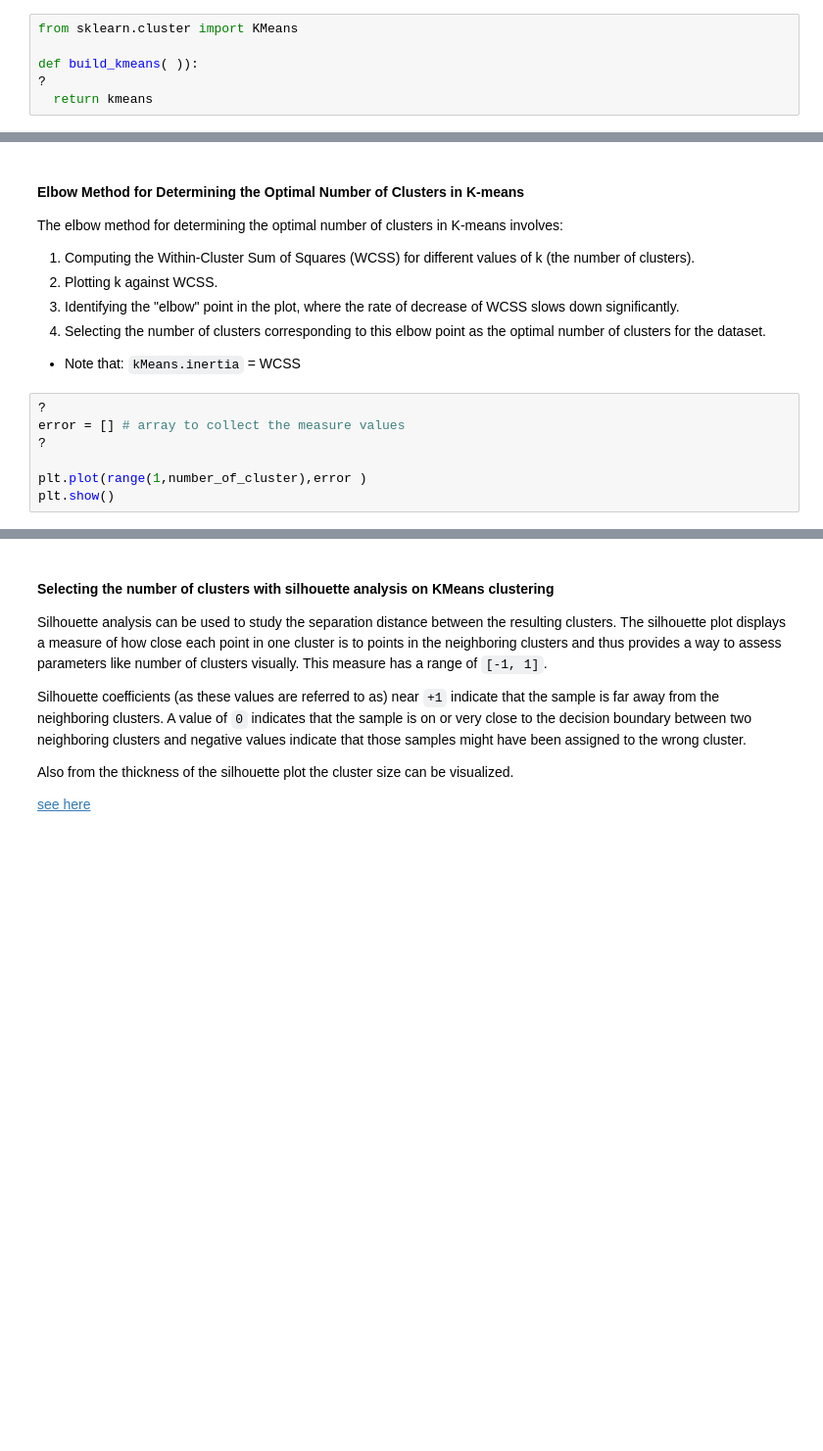
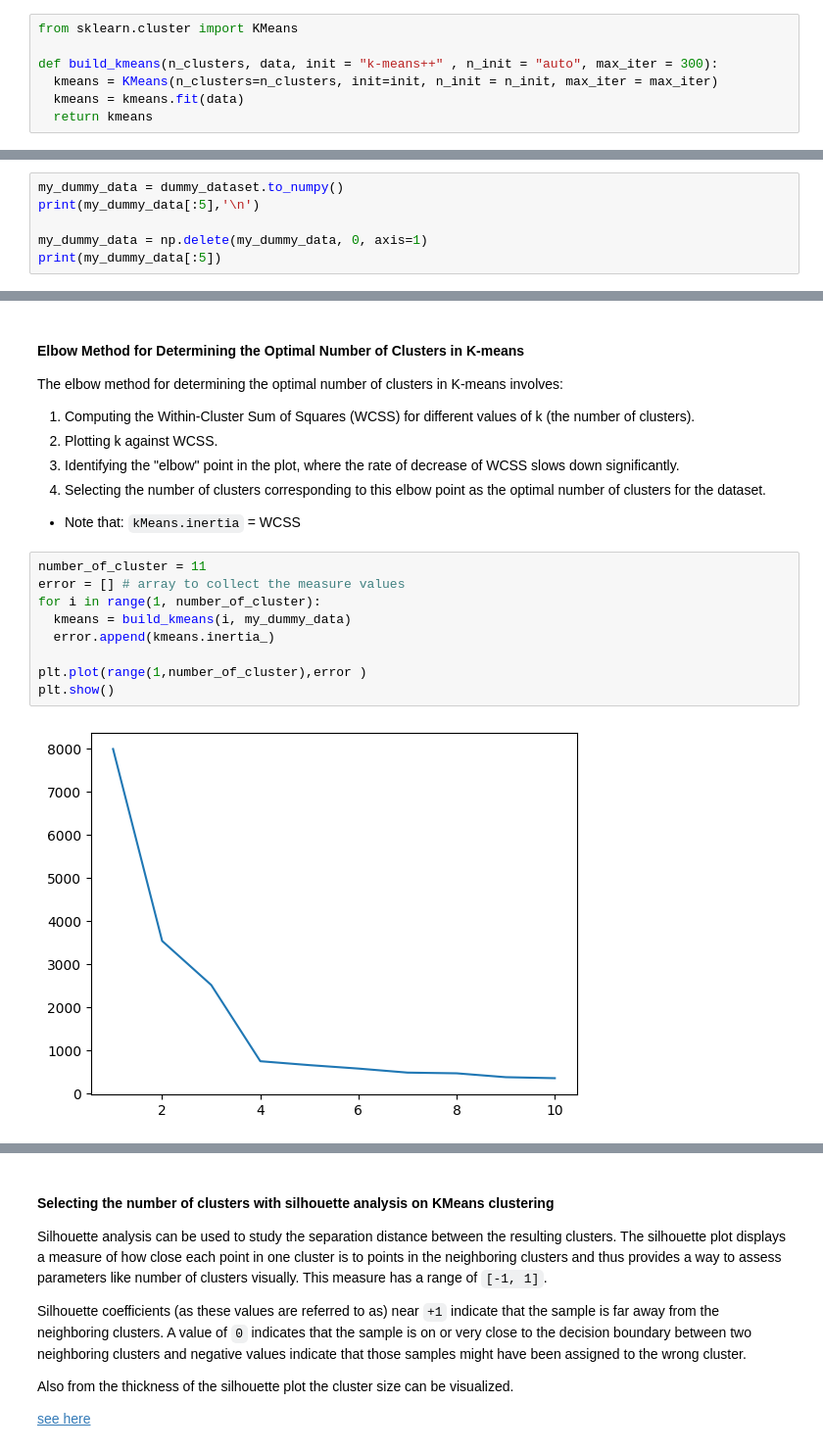
Before and after one commit to CristianCosci/Machine_Learning_Laboratories_Lectures, a Jupyter notebook: 04_Clustering/Clustering.ipynb, the cells around one changed output, grey strips where cells are left out. Shown at 98% size. Cells and saved outputs as stored; diff of their text form; blank space fills up the shorter version.

Commit message:
Uploaded full clustering lecture

```diff
--- a/04_Clustering/Clustering.ipynb
+++ b/04_Clustering/Clustering.ipynb
@@ -44,11 +49,12 @@ with zipfile.ZipFile('dataset/dataset_clustering.zip', 'r') as zip_ref:
 Look at [documentation](https://scikit-learn.org/stable/modules/generated/sklearn.cluster.KMeans.html#sklearn.cluster.KMeans)
 # %% [markdown]
 Write a function to call KMeans constructor and fit method
-# %%
-from sklearn.cluster import KMeans
-
-def build_kmeans( )):
-?
-  return kmeans
+# %%
+from sklearn.cluster import KMeans
+
+def build_kmeans(n_clusters, data, init = "k-means++" , n_init = "auto", max_iter = 300):
+  kmeans = KMeans(n_clusters=n_clusters, init=init, n_init = n_init, max_iter = max_iter)
+  kmeans = kmeans.fit(data)
+  return kmeans
 # %% [markdown]
 Convert in numpy array and delete one column in order to have 2-dimensional data
@@ -56,0 +61,6 @@ Convert in numpy array and delete one column in order to have 2-dimensional data
+# %%
+my_dummy_data = dummy_dataset.to_numpy()
+print(my_dummy_data[:5],'\n')
+
+my_dummy_data = np.delete(my_dummy_data, 0, axis=1)
+print(my_dummy_data[:5])
@@ -275,11 +318,15 @@ The elbow method for determining the optimal number of clusters in K-means invol
 
 - Note that: `kMeans.inertia` = WCSS
 # %%
-?
+number_of_cluster = 11
 error = [] # array to collect the measure values
-?
+for i in range(1, number_of_cluster):
+  kmeans = build_kmeans(i, my_dummy_data)
+  error.append(kmeans.inertia_)
 
 plt.plot(range(1,number_of_cluster),error )
 plt.show()
+# %% [output]
+[figure, added]
 # %%
 error[-1]
```
Also changed, not shown: parts of 33 cells of this notebook.
